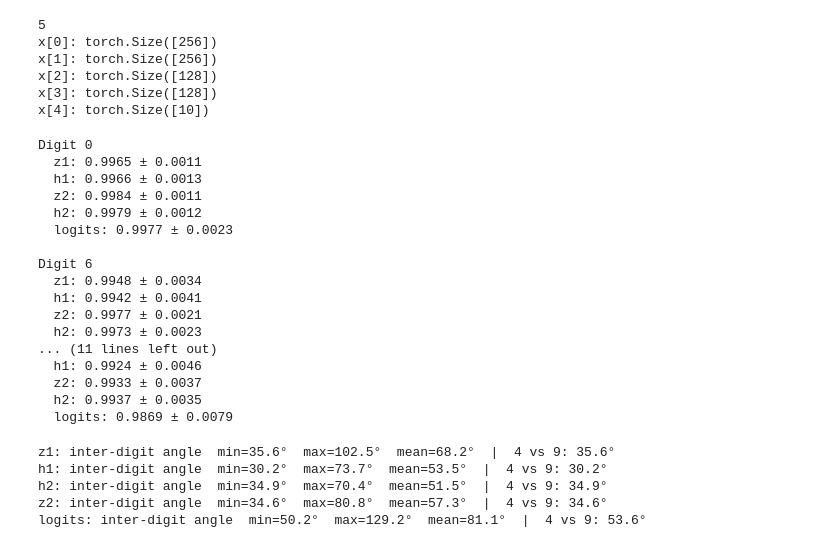
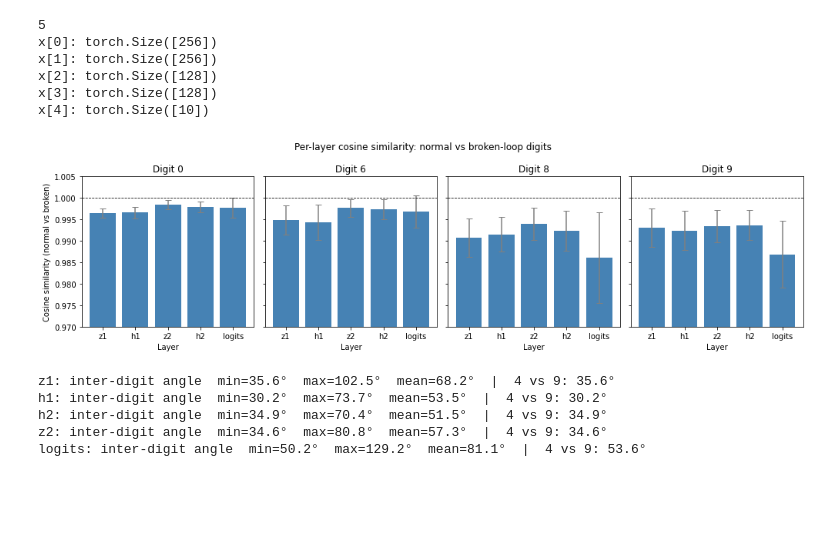
Before and after one commit to mild-rgb/mnist-mech-interp, a Jupyter notebook: mnist_interp_writeup.ipynb, the cells around one changed output. Drawn from its saved outputs; the diff is of its cells as text; code cells hidden in the pictures; blank space fills up the shorter version.

Commit message:
Convert layer cosine similarity output to bar chart with layer labels
Co-Authored-By: Claude Sonnet 4.6 <noreply@anthropic.com>

```diff
--- a/mnist_interp_writeup.ipynb
+++ b/mnist_interp_writeup.ipynb
@@ -284,32 +284,31 @@ x[4]: torch.Size([10])
 # %%
 layer_names = ["z1", "h1", "z2", "h2", "logits"]
 
-for digit in [0, 6, 8, 9]:
-    print(f"\nDigit {digit}")
+fig, axes = plt.subplots(1, 4, figsize=(14, 4), sharey=True)
+
+for ax, digit in zip(axes, [0, 6, 8, 9]):
+    means = []
+    stds = []
     for i, name in enumerate(layer_names):
         normal = torch.stack([x[i] for x in normal_activations[digit]])
         broken = torch.stack([x[i] for x in broken_activations[digit]])
+        cos_sim = torch.nn.functional.cosine_similarity(normal, broken, dim=-1)
+        means.append(cos_sim.mean().item())
+        stds.append(cos_sim.std().item())
 
-        cos_sim = torch.nn.functional.cosine_similarity(normal, broken, dim=-1)
-        print(f"  {name}: {cos_sim.mean():.4f} ± {cos_sim.std():.4f}")
+    bars = ax.bar(layer_names, means, yerr=stds, capsize=4, color='steelblue', ecolor='gray')
+    ax.set_title(f'Digit {digit}')
+    ax.set_xlabel('Layer')
+    ax.set_ylim(0.97, 1.005)
+    ax.axhline(1.0, color='black', linewidth=0.8, linestyle='--')
+
+axes[0].set_ylabel('Cosine similarity (normal vs broken)')
+fig.suptitle('Per-layer cosine similarity: normal vs broken-loop digits', fontsize=12)
+plt.tight_layout()
+plt.savefig('images/layer_cosine_sim_broken.png', dpi=150)
+plt.show()
 # %% [output]
-Digit 0
-  z1: 0.9965 ± 0.0011
-  h1: 0.9966 ± 0.0013
-  z2: 0.9984 ± 0.0011
-  h2: 0.9979 ± 0.0012
-  logits: 0.9977 ± 0.0023
-
-Digit 6
-  z1: 0.9948 ± 0.0034
-  h1: 0.9942 ± 0.0041
-  z2: 0.9977 ± 0.0021
-  h2: 0.9973 ± 0.0023
-... (11 lines left out)
-  h1: 0.9924 ± 0.0046
-  z2: 0.9933 ± 0.0037
-  h2: 0.9937 ± 0.0035
-  logits: 0.9869 ± 0.0079
+[figure, added]
 # %%
 #to interpret whether >0.985 cosine similarity means "no change", i need a baseline:
 #what cosine similarity do we see between genuinely different digit representations?
```
Also changed, not shown: 1 other file.
